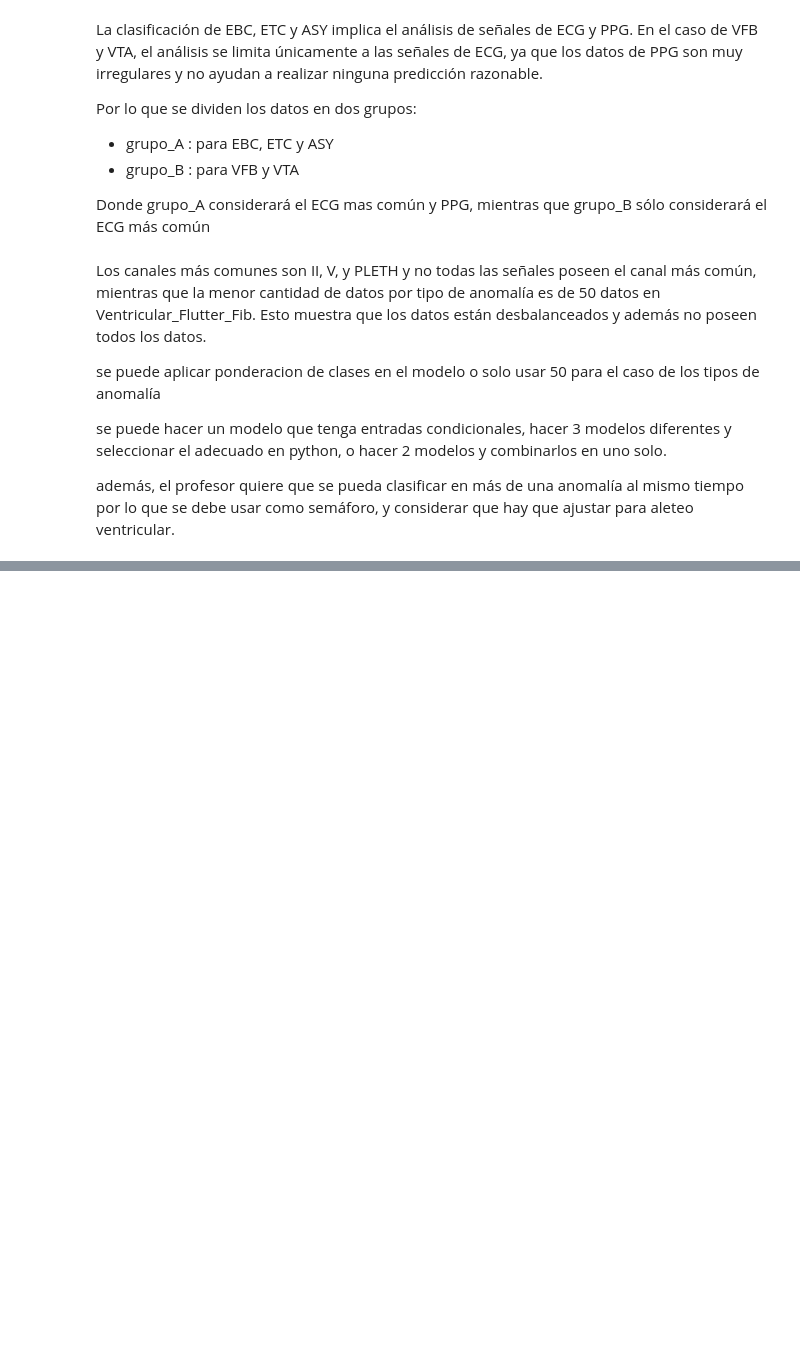
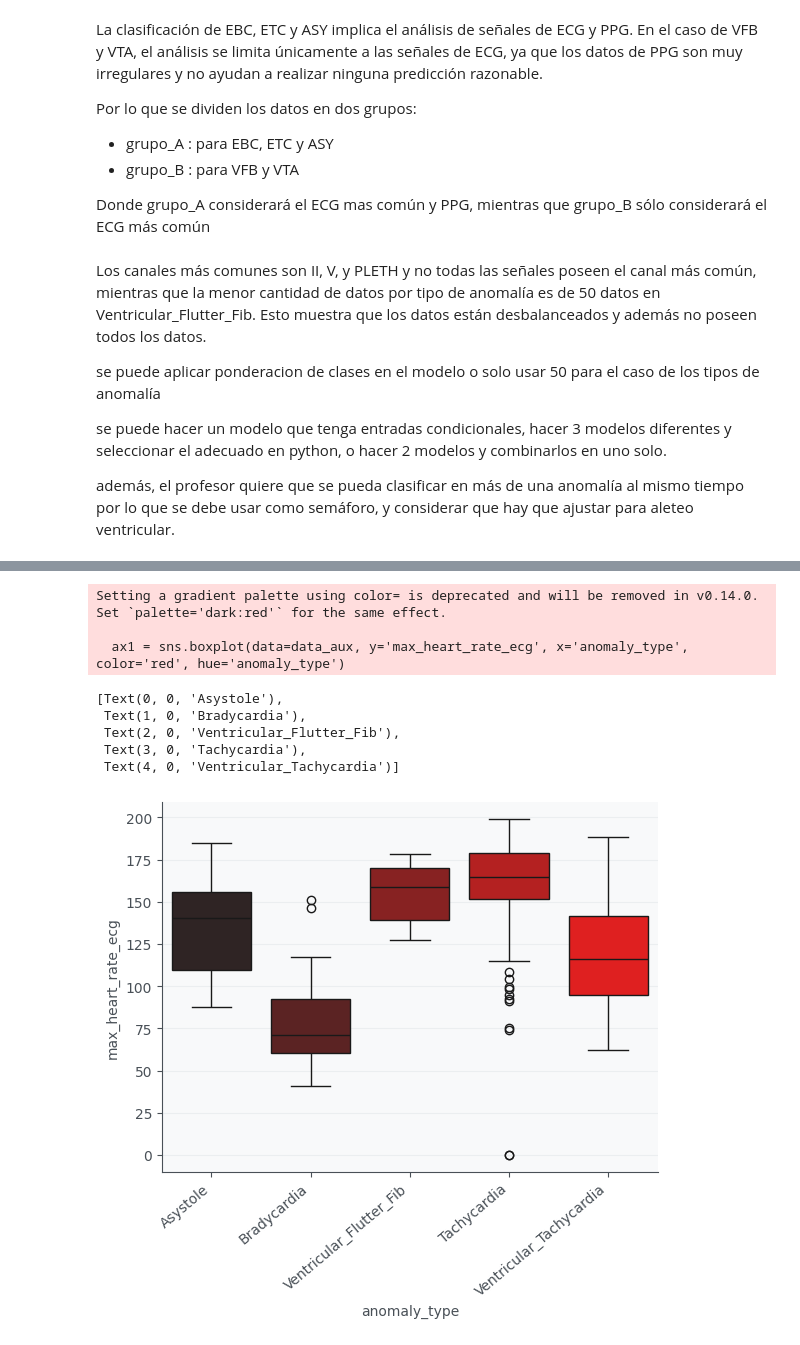
Before and after one commit to vynzk/UCIprojA-main, a Jupyter notebook: Informe_TCD4.ipynb, the cells around one changed output, grey strips where cells are left out. Cells and saved outputs as stored; diff of their text form; code cells hidden in the pictures; blank space fills up the shorter version.

```diff
--- a/Informe_TCD4.ipynb
+++ b/Informe_TCD4.ipynb
@@ -1118,0 +939,13 @@ ROC-AUC Score (Macro Average): 0.9564
+# %%
+ax1 = sns.boxplot(data=data_aux, y='max_heart_rate_ecg', x='anomaly_type', color='red', hue='anomaly_type')
+ax1.set_xticklabels(ax1.get_xticklabels(), rotation=40, ha="right")
+# %% [output]
+Setting a gradient palette using color= is deprecated and will be removed in v0.14.0. Set `palette='dark:red'` for the same effect.
+
+  ax1 = sns.boxplot(data=data_aux, y='max_heart_rate_ecg', x='anomaly_type', color='red', hue='anomaly_type')
+[Text(0, 0, 'Asystole'),
+ Text(1, 0, 'Bradycardia'),
+ Text(2, 0, 'Ventricular_Flutter_Fib'),
+ Text(3, 0, 'Tachycardia'),
+ Text(4, 0, 'Ventricular_Tachycardia')]
+[figure, added]
```
Also changed, not shown: parts of 22 cells of this notebook.
